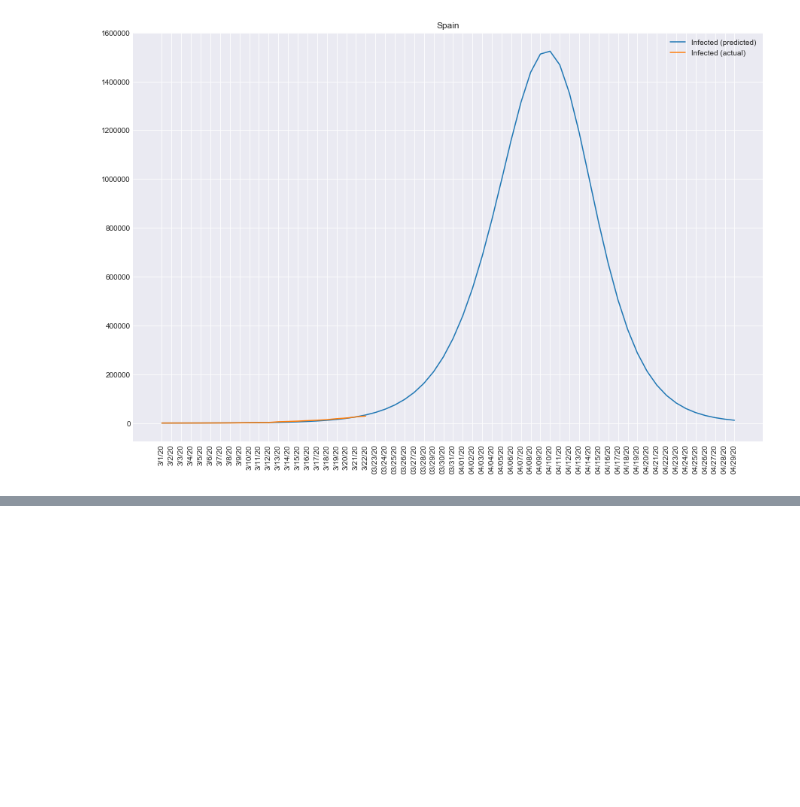
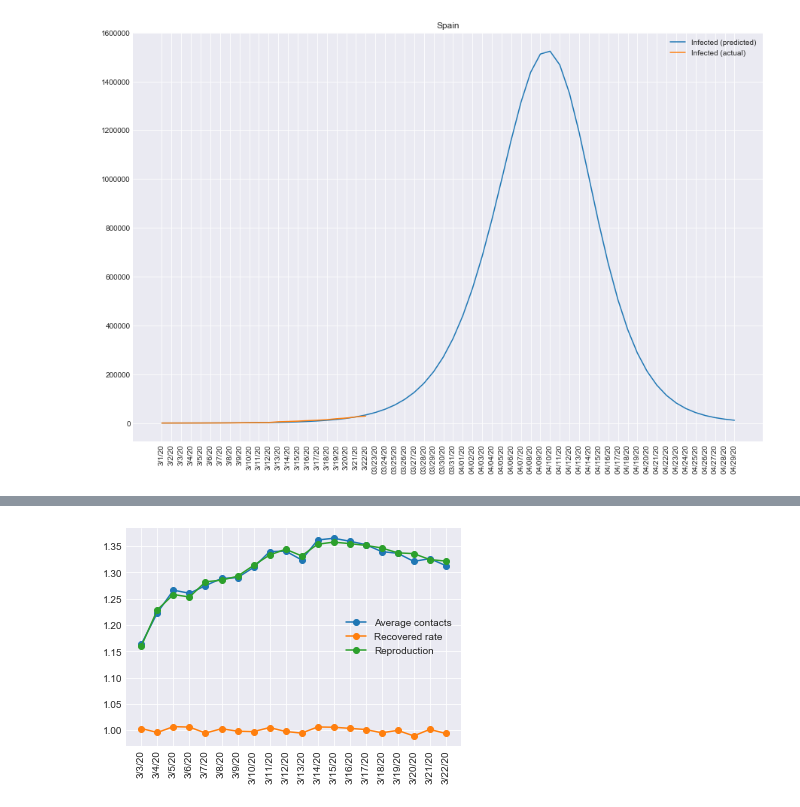
Before and after one commit to pablocarb/covid19, a Jupyter notebook: covid-19-predictions.ipynb, the cells around one changed output, grey strips where cells are left out. Cells and saved outputs as stored; diff of their text form; code cells hidden in the pictures; blank space fills up the shorter version.

Commit message:
Model evolution

```diff
--- a/covid-19-predictions.ipynb
+++ b/covid-19-predictions.ipynb
@@ -213,3 +213,14 @@ Optimization terminated successfully.
          Iterations: 2
          Function evaluations: 72
 [figure]
+# %%
+""" A test about model evolution """
+
+st = START_DATE[country]
+vals = []
+win = 20
+for i in np.arange(win):
+    j = -win+i
+    learn = Learner(country, loss, confirmed_df.iloc[:,:j])
+    learn.train()
+    vals.append( (confirmed_df.columns[j], learn.beta, learn.gamma) )
@@ -215,0 +245,9 @@ Optimization terminated successfully.
+# %%
+vals_df = pd.DataFrame(vals, columns=['Date','beta', 'gamma'])
+plt.plot(vals_df['Date'], vals_df[['beta','gamma']], marker='o')
+
+plt.plot(vals_df['Date'], vals_df['beta']/vals_df['gamma'], marker='o')
+plt.legend(['Average contacts', 'Recovered rate', 'Reproduction'])
+xt = plt.xticks(rotation=90)
+# %% [output]
+[figure, added]
```
Also changed, not shown: parts of 1 cell of this notebook.
